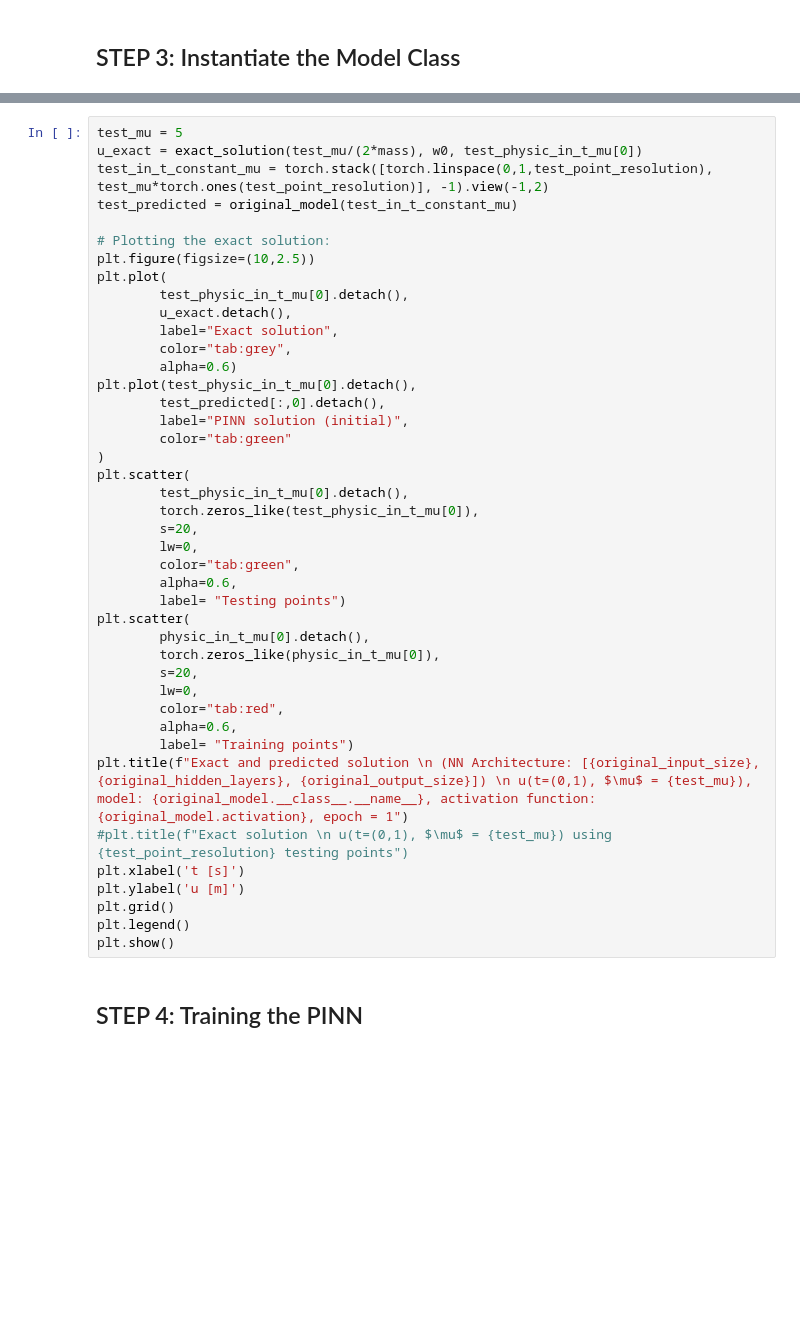
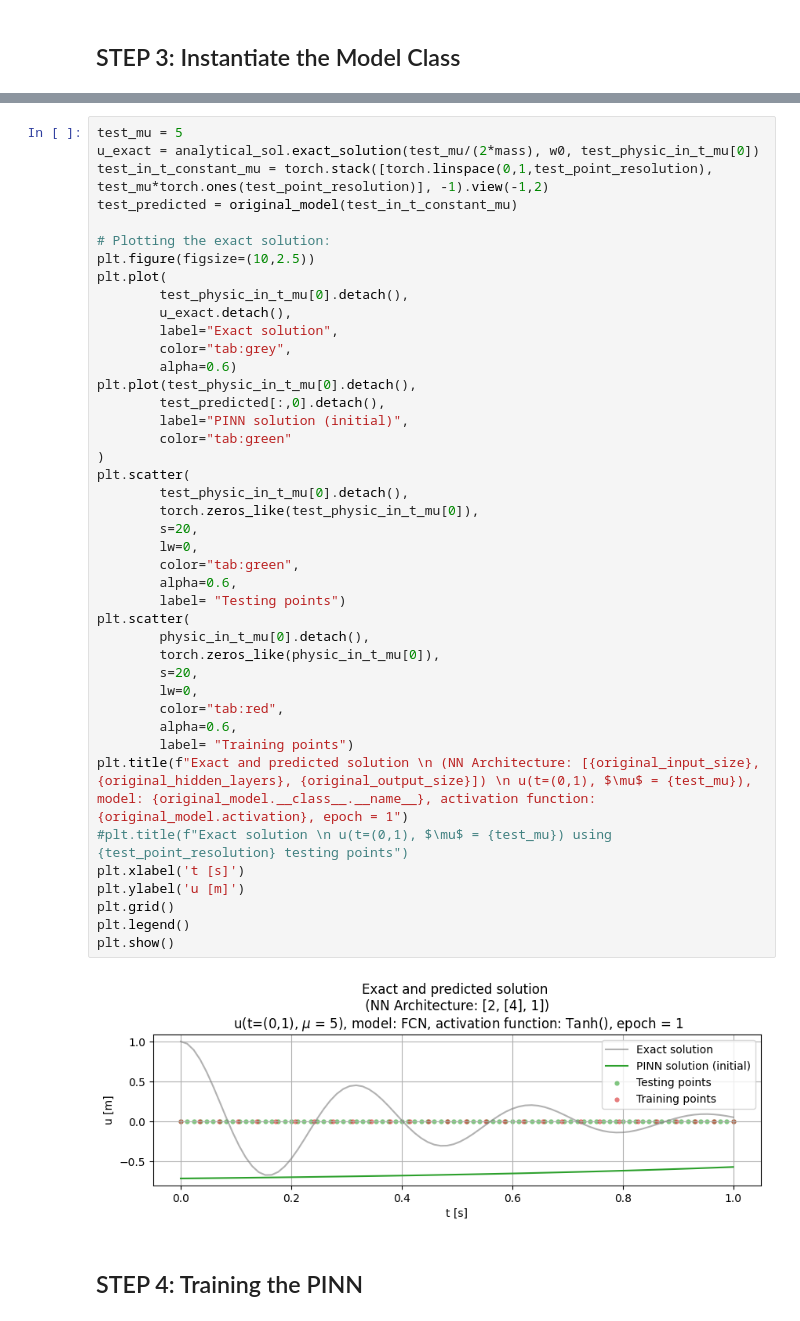
Before and after one commit to luiscssza/PINNS, a Jupyter notebook: BM/Dimless_equa_gauss_distri_PINN_oscillator_1D_cpu_t_mu_in_AS-I.ipynb, the cells around one changed output, grey strips where cells are left out. Drawn from its saved outputs; the diff is of its cells as text; blank space fills up the shorter version.

```diff
--- a/BM/Dimless_equa_gauss_distri_PINN_oscillator_1D_cpu_t_mu_in_AS-I.ipynb
+++ b/BM/Dimless_equa_gauss_distri_PINN_oscillator_1D_cpu_t_mu_in_AS-I.ipynb
@@ -1292,6 +383,6 @@ original_model = FCN(original_input_size, original_hidden_layers, original_outpu
 # %%
 test_mu = 5
-u_exact = exact_solution(test_mu/(2*mass), w0, test_physic_in_t_mu[0])
+u_exact = analytical_sol.exact_solution(test_mu/(2*mass), w0, test_physic_in_t_mu[0])
 test_in_t_constant_mu = torch.stack([torch.linspace(0,1,test_point_resolution), test_mu*torch.ones(test_point_resolution)], -1).view(-1,2)
 test_predicted = original_model(test_in_t_constant_mu)
 
@@ -1304,33 +395,35 @@ plt.plot(
         color="tab:grey",
         alpha=0.6)
 plt.plot(test_physic_in_t_mu[0].detach(),
         test_predicted[:,0].detach(),
         label="PINN solution (initial)",
         color="tab:green"
 )
 plt.scatter(
         test_physic_in_t_mu[0].detach(),
         torch.zeros_like(test_physic_in_t_mu[0]),
         s=20,
         lw=0,
         color="tab:green",
         alpha=0.6,
         label= "Testing points")
 plt.scatter(
         physic_in_t_mu[0].detach(),
         torch.zeros_like(physic_in_t_mu[0]),
         s=20,
         lw=0,
         color="tab:red",
         alpha=0.6,
         label= "Training points")
 plt.title(f"Exact and predicted solution \n (NN Architecture: [{original_input_size}, {original_hidden_layers}, {original_output_size}]) \n u(t=(0,1), $\mu$ = {test_mu}), model: {original_model.__class__.__name__}, activation function: {original_model.activation}, epoch = 1")
 #plt.title(f"Exact solution \n u(t=(0,1), $\mu$ = {test_mu}) using {test_point_resolution} testing points")
 plt.xlabel('t [s]')
 plt.ylabel('u [m]')
 plt.grid()
 plt.legend()
 plt.show()
+# %% [output]
+[figure, added]
 # %% [markdown]
 ## STEP 4: Training the PINN
 # %%
```
Also changed, not shown: parts of 29 cells of this notebook, 5 other files.
